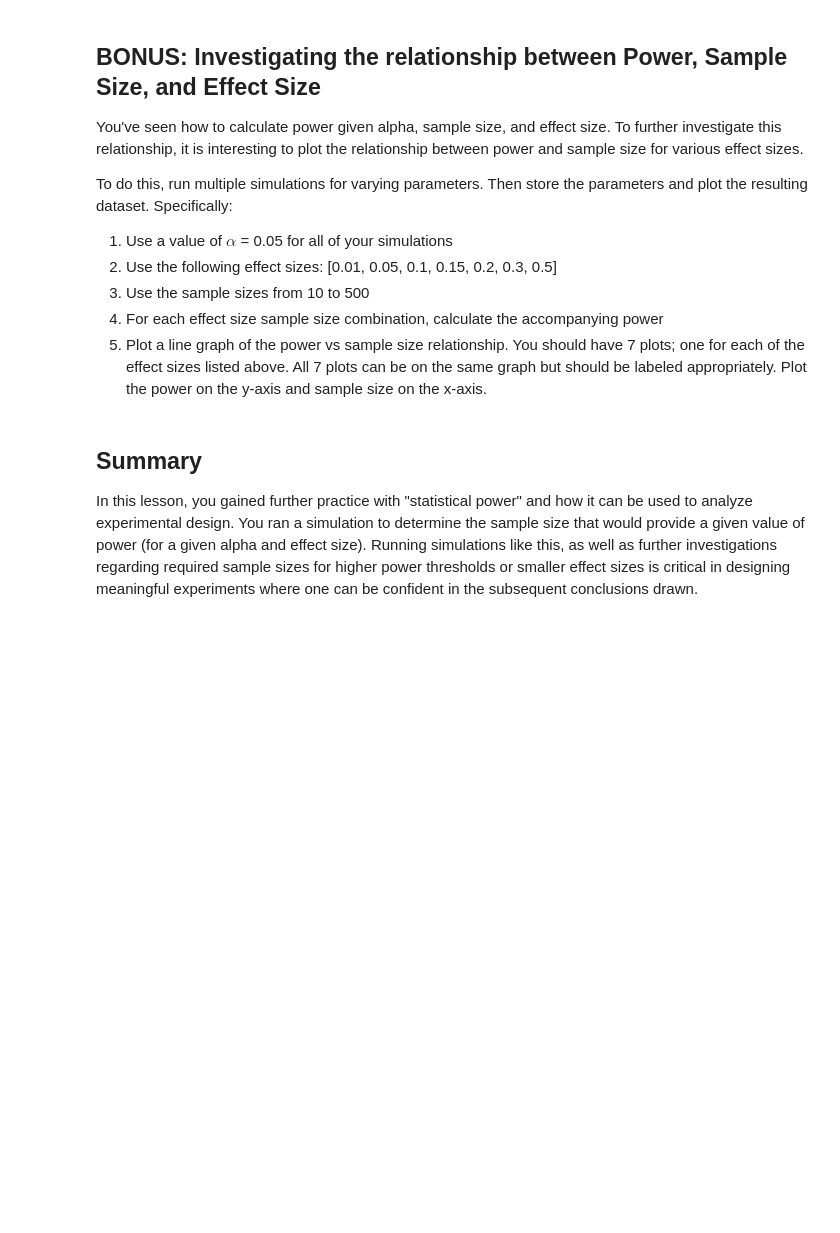
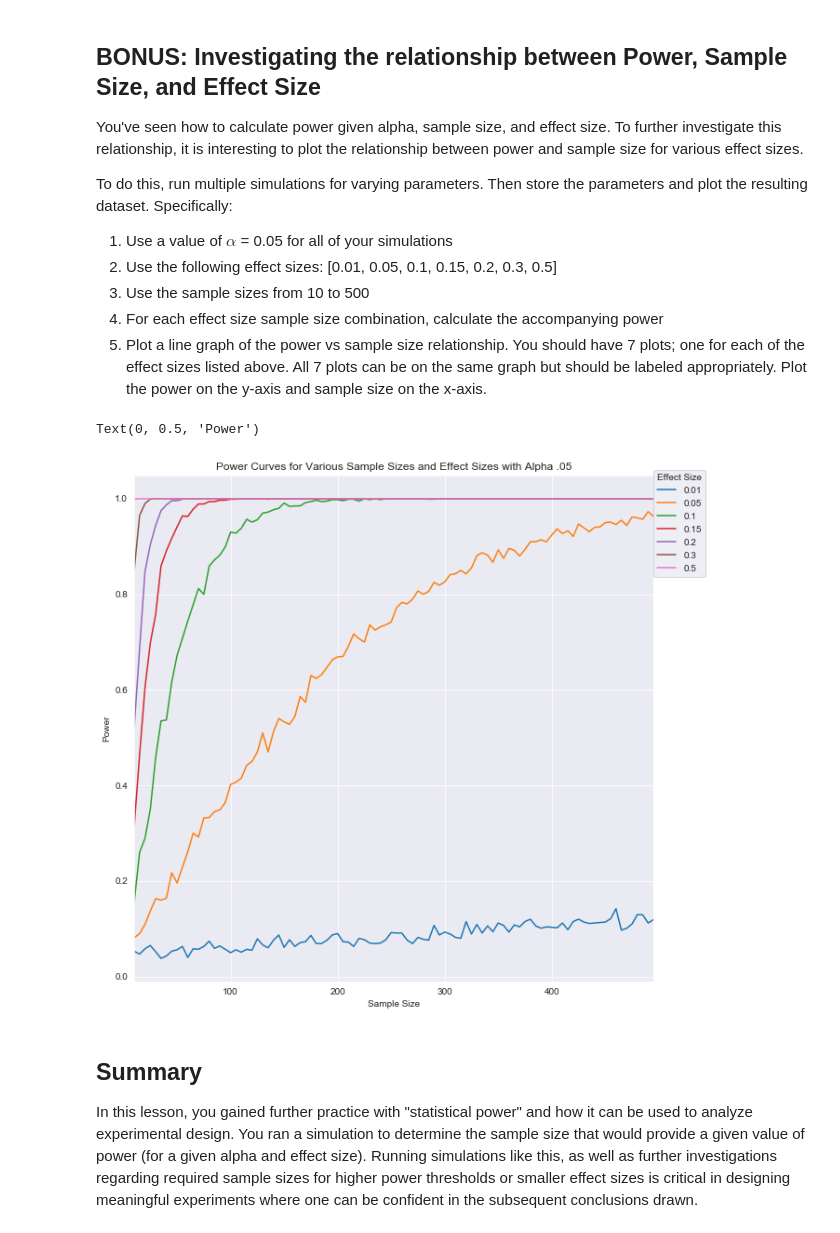
Before and after one commit to lauren-esser/Statistical-power-lab-onl01-dtsc-ft-070620, a Jupyter notebook: index.ipynb, the cells around one changed output. Cells and saved outputs as stored; diff of their text form; code cells hidden in the pictures; blank space fills up the shorter version.

```diff
--- a/index.ipynb
+++ b/index.ipynb
@@ -201,6 +220,44 @@ To do this, run multiple simulations for varying parameters. Then store the para
 3. Use the sample sizes from 10 to 500
 4. For each effect size sample size combination, calculate the accompanying power
 5. Plot a line graph of the power vs sample size relationship. You should have 7 plots; one for each of the effect sizes listed above. All 7 plots can be on the same graph but should be labeled appropriately. Plot the power on the y-axis and sample size on the x-axis.
+# %%
+#taken from answer key
+def power_curve(min_sample_size = 10, max_sample_size = 500, n_sim = 1000, control_mean = 0, experimental_mean = .17, control_sd = .21, experimental_sd = .21):
+    p = (np.empty(n_sim))
+    p.fill(np.nan)
+
+    power_sample = []
+    for sample_size in range(min_sample_size, max_sample_size, 5):
+
+        data = np.empty([n_sim, sample_size, 2])
+        data.fill(np.nan)
+
+        data[:,:,0] = np.random.normal(loc = control_mean, scale = control_sd, size= [n_sim, sample_size])
+        data[:,:,1] = np.random.normal(loc = experimental_mean, scale = experimental_sd, size= [n_sim, sample_size])
+
+        result = stats.ttest_ind(data[:, :, 0], data[:, :, 1], axis=1)
+
+        p_vals = result[1]
+
+        null_rejected = np.sum(p_vals < .05) / n_sim
+
+        power_sample.append(null_rejected)
+    return power_sample
+
+cols = {}
+for exp_mean in [.01, 0.05, 0.1, 0.15, 0.2, 0.3, 0.5]:
+    col = power_curve(experimental_mean = exp_mean)
+    cols[exp_mean] = col
+df = pd.DataFrame.from_dict(cols)
+df.index = list(range(10, 500, 5))
+df.plot(figsize = (10, 10))
+plt.legend(title='Effect Size', loc= (1, 0.8))
+plt.title('Power Curves for Various Sample Sizes and Effect Sizes with Alpha .05')
+plt.xlabel('Sample Size')
+plt.ylabel('Power')
+# %% [output]
+Text(0, 0.5, 'Power')
+[figure, added]
 # %% [markdown]
 ## Summary
 
```
Also changed, not shown: parts of 2 cells of this notebook.
